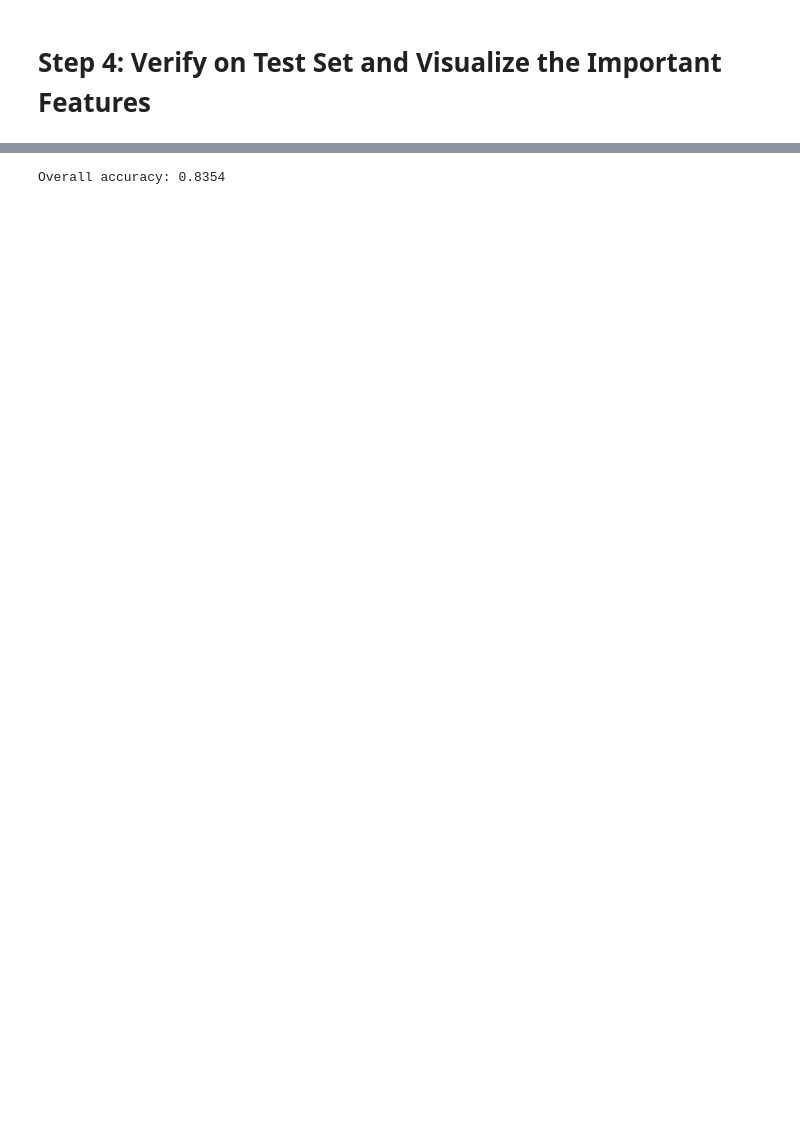
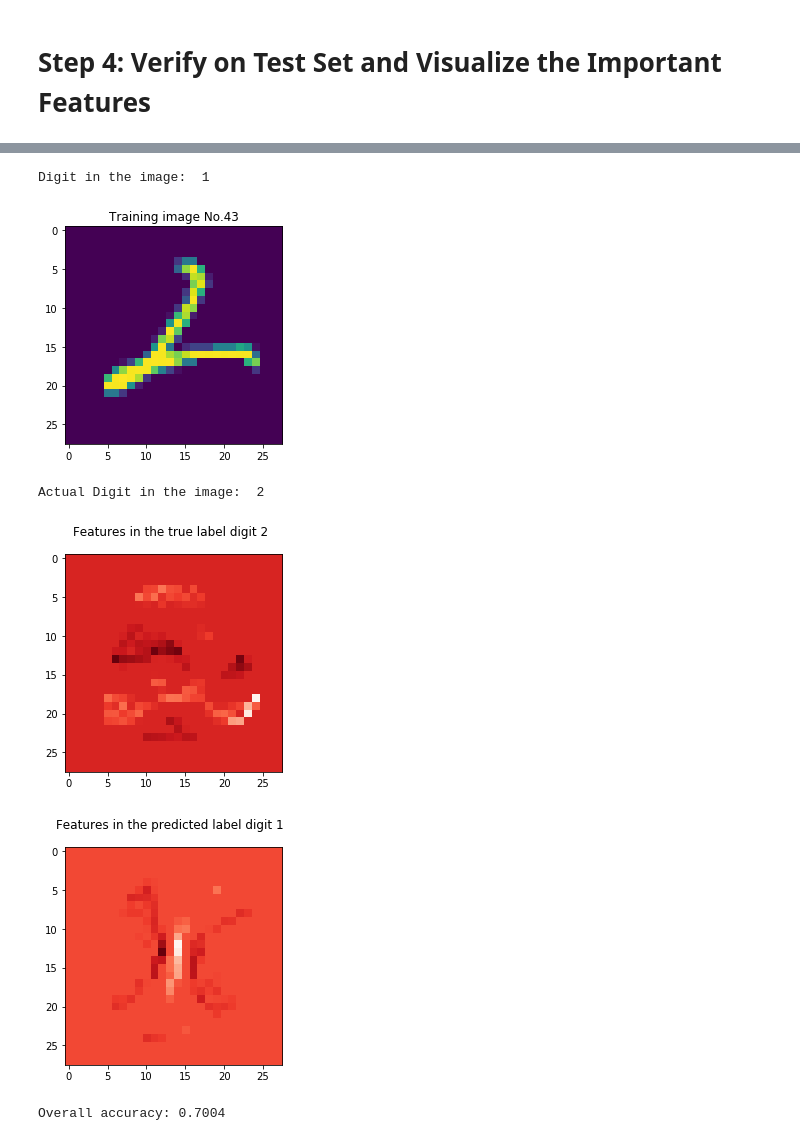
Before and after one commit to hungngo97/mnist-lasso-regression, a Jupyter notebook: main.ipynb, the cells around one changed output, grey strips where cells are left out. Drawn from its saved outputs; the diff is of its cells as text; code cells hidden in the pictures; blank space fills up the shorter version.

```diff
--- a/main.ipynb
+++ b/main.ipynb
@@ -134,0 +183,46 @@ y_predicted_lasso_test = np.reshape(np.array(y_predicted_lasso_test), (1, 10000)
+# %%
+#Number 8
+# index 80 the number 7
+
+
+index = 50 #any particular index that we want to check out
+
+# Find index of the particular number that we want to check the accuracy
+number = 2
+#which value = number that wanted to check out since there are many values equal
+# that number
+value = 3
+index = np.argwhere(y_test==number)[value][1]
+
+plot_image(x_test[:, index], y_predicted_lasso_test[0, index])
+print ('Actual Digit in the image: ', y_test[0, index])
+
+
+
+feature_coef = np.array(clf_lasso.coef_)
+fig=plt.figure(figsize=(4, 4))
+fig.suptitle("Features in the true label digit " + str(y_test[0, index]))
+fig.subplots_adjust(wspace=None,hspace=None)
+columns = 5
+rows = 2
+# Try matching with the feature space to see what feature did the regression
+# pick up for this current digit
+img = feature_coef[y_test[0, index],:]
+plt.imshow(np.transpose(np.reshape(img, (28,28))),cmap=plt.get_cmap('Reds_r'))
+
+if y_predicted_lasso_test[0, index] != y_test[0, index]:
+#   Then we can plot out the feature space for that incorrectly predicted image
+#   to see why the algorithm mistakenly classify
+  img = feature_coef[y_predicted_lasso_test[0, index],:]
+  fig=plt.figure(figsize=(4, 4))
+  fig.suptitle("Features in the predicted label digit " + str(y_predicted_lasso_test[0, index]))
+  fig.subplots_adjust(wspace=None,hspace=None)
+  columns = 5
+  rows = 2
+  plt.imshow(np.transpose(np.reshape(img, (28,28))),cmap=plt.get_cmap('Reds_r'))
+# %% [output]
+Digit in the image:  1
+[figure, added]
+Actual Digit in the image:  2
+[figure, added]
+[figure, added]
@@ -135,7 +242,10 @@ y_predicted_lasso_test = np.reshape(np.array(y_predicted_lasso_test), (1, 10000)
 # %%
+y_predicted_lasso = np.matmul(np.transpose(x_test),np.transpose(lasso_coeff))
+y_predicted_lasso_test = np.argmax(y_predicted_lasso, axis=1)
+y_predicted_lasso_test = np.reshape(np.array(y_predicted_lasso_test), (1, 10000))
 from sklearn.metrics import accuracy_score
 score = np.mean(y_predicted_lasso_test == y_test)
 # score = accuracy_score(y_predicted_lasso_test, y_test)
 print('Overall accuracy: ' + str(score))
 # %% [output]
-Overall accuracy: 0.8354
+Overall accuracy: 0.7004
```
Also changed, not shown: parts of 16 cells of this notebook.
